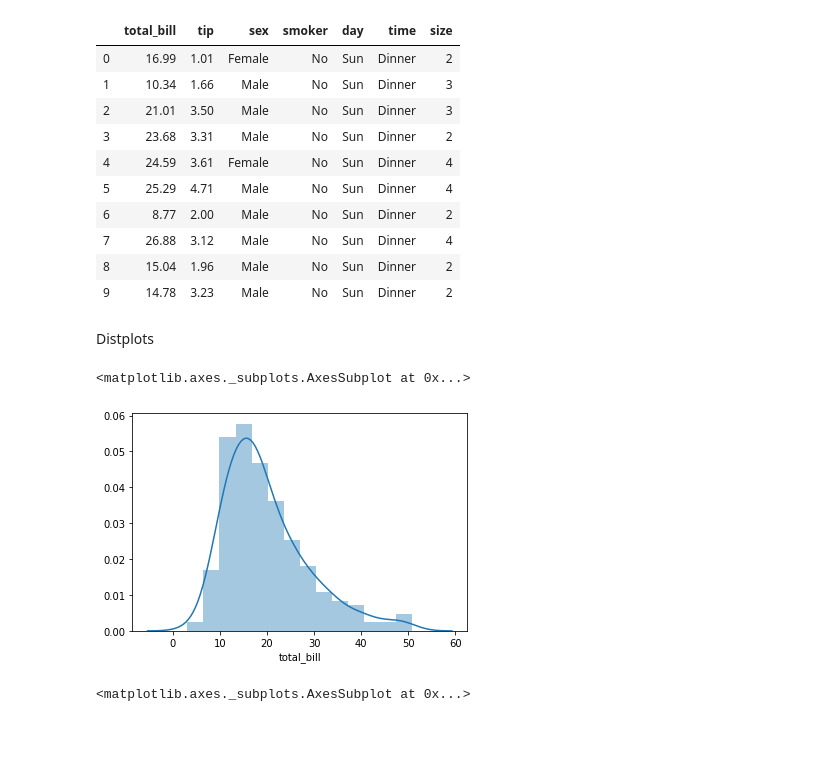
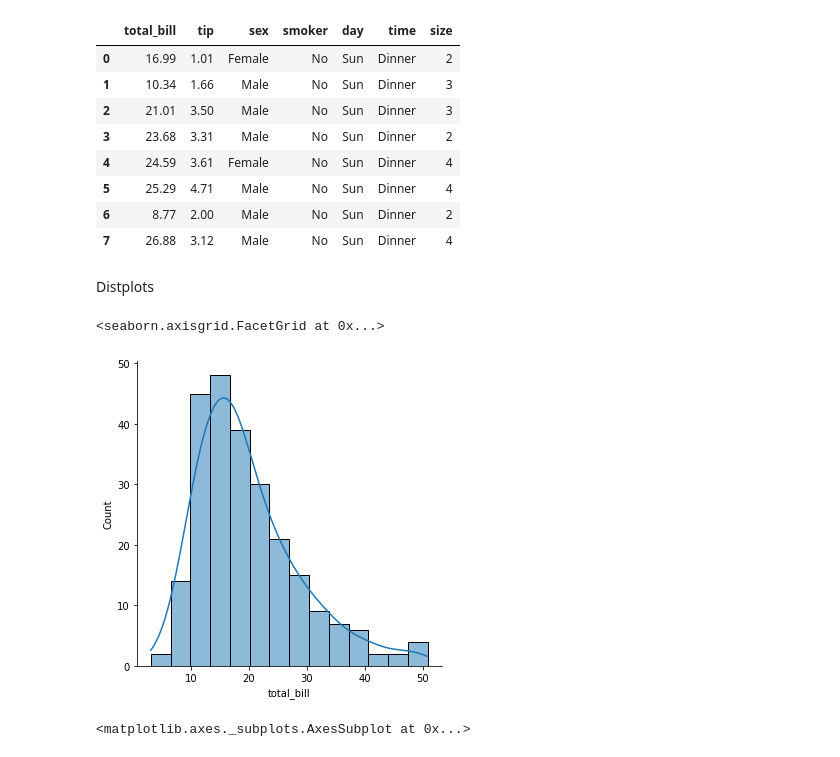
Before and after one commit to vedant26cfc/Data-Science-in-Python, a Jupyter notebook: Data Science Python Repository/4. Seaborn/4. Data Science Seaborn.ipynb, the cells around one changed output. Drawn from its saved outputs; the diff is of its cells as text; code cells hidden in the pictures.

```diff
--- a/Data Science Python Repository/4. Seaborn/4. Data Science Seaborn.ipynb
+++ b/Data Science Python Repository/4. Seaborn/4. Data Science Seaborn.ipynb
@@ -30,7 +27,7 @@ The code that caused this warning is on line 376 of the file C:\Users\vedan\Anac
 # %%
 tips = sb.load_dataset('tips')
 # %%
-tips.head(10)
+tips.head(8)
 # %% [output]
 |  | total_bill | tip | sex | smoker | day | time | size |
 | 0 | 16.99 | 1.01 | Female | No | Sun | Dinner | 2 |
@@ -41,17 +38,15 @@ tips.head(10)
 | 5 | 25.29 | 4.71 | Male | No | Sun | Dinner | 4 |
 | 6 | 8.77 | 2.00 | Male | No | Sun | Dinner | 2 |
 | 7 | 26.88 | 3.12 | Male | No | Sun | Dinner | 4 |
-| 8 | 15.04 | 1.96 | Male | No | Sun | Dinner | 2 |
-| 9 | 14.78 | 3.23 | Male | No | Sun | Dinner | 2 |
 # %% [markdown]
 Distplots
 # %%
 #1 Distplots create a disbribution for univariate data
 # THis means they will take in only a single column name
-sb.distplot(tips['total_bill'])
+sb.displot(tips['total_bill'], kde=True)
 # %% [output]
-<matplotlib.axes._subplots.AxesSubplot at 0x...>
+<seaborn.axisgrid.FacetGrid at 0x...>
-[figure, old version]
+[figure, new version]
 # %%
 sb.distplot(tips['total_bill'],kde=False)
 # %% [output]
```
Also changed, not shown: parts of 1 cell of this notebook, 2 other files.
